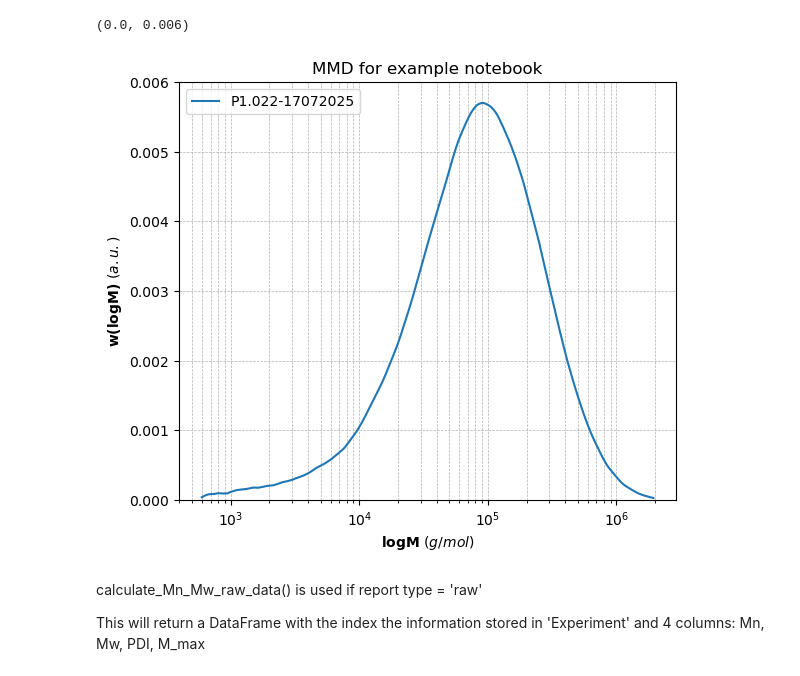
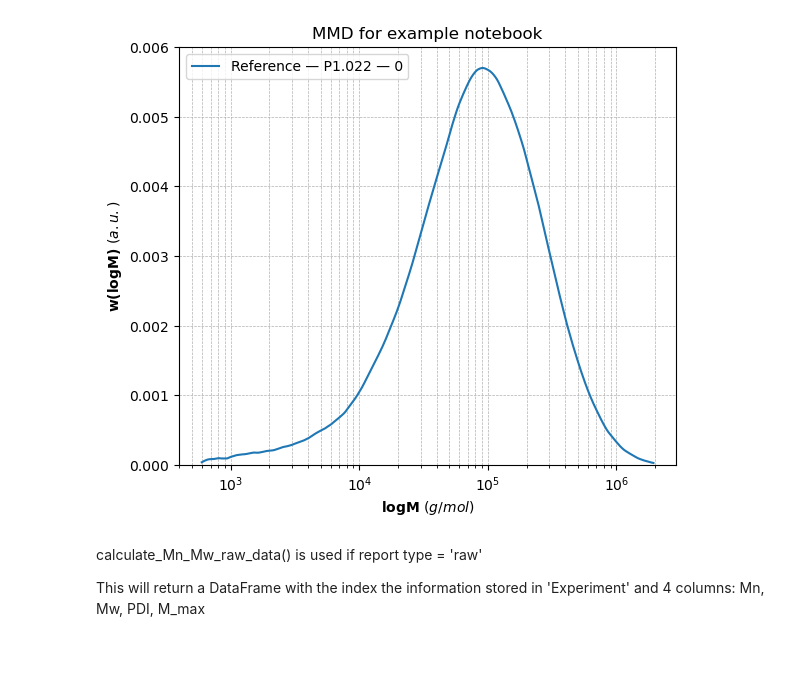
Before and after one commit to LaetitiaDlr/GPC_analysis, a Jupyter notebook: example_notebook.ipynb, the cells around one changed output. Saved outputs shown, nothing was run; the diff lists cells and outputs as text; code cells hidden in the pictures.

```diff
--- a/example_notebook.ipynb
+++ b/example_notebook.ipynb
@@ -19,7 +23,7 @@ This package require two dictionnaries :
 # Define sample information - 'Experiment' key is REQUIRED
 exemple_file = {
     'Reference': {
-        'Experiment': 'P1.022-17072025',
+        'Experiment': 'Reference',
         'Polymer used': 'P1.022',
         'Milling Time (s)': 0
     }
@@ -47,4 +53,9 @@ Now we call the class. There are 2 report type.
 gpc = GPC_dataset(
     filepath_dict= filepath,
     sample_information=exemple_file,
-    report_type='raw')
+    # palette = None, # if None, will generate a palette of colors for the plot. If needed, indicate a dictionary - Example: {'Sample1': 'red', 'Sample2': 'blue'}
+    # int_range = [14, 26], # ml, elution volume # Defaut integration range. unmute change the values if needed
+    # baseline_windows = [10,31], # ml, elution volume # Defaut baseline windows. unmute change the values if needed
+    report_type='raw',
+    # polymer = PP # defaut polymer and currently the only one
+    )
@@ -53,14 +85,12 @@ Plotting_MMD_Mw return a fig and ax. Then ax can be used to personnalize the plo
 # %%
-data_MMD = gpc.calculate_MMD_from_raw_data() # Calculate MMD from raw data
+fig, ax = gpc.plotting_MMD_Mw(scale = 'log', label1 = 'Experiment', label2 = 'Polymer used', label3 = "Milling Time (s)")
 
-fig, ax = gpc.plotting_MMD_Mw(data_MMD = data_MMD, scale = 'log')
 ax.set_title('MMD for example notebook')
 ax.set_ylim(0, 0.006)
 
-#  fig.savefig('MMD_example_notebook.svg', dpi=300)
+fig.savefig('MMD_example_notebook.svg', dpi=300)
 # %% [output]
-(0.0, 0.006)
-[figure, old version]
+[figure, new version]
 # %% [markdown]
 calculate_Mn_Mw_raw_data() is used if report type = 'raw'
 
```
Also changed, not shown: parts of 12 cells of this notebook, 3 other files.
